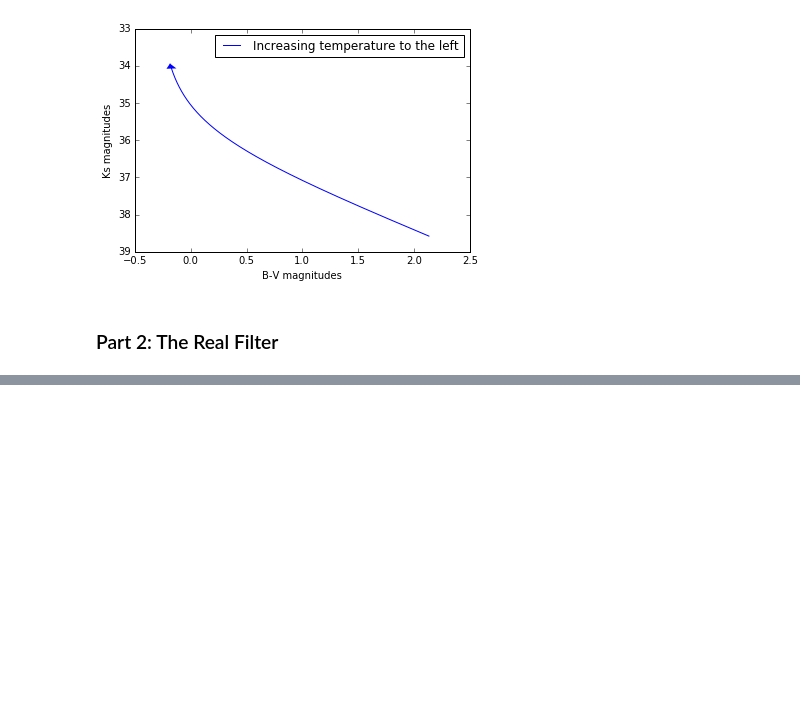
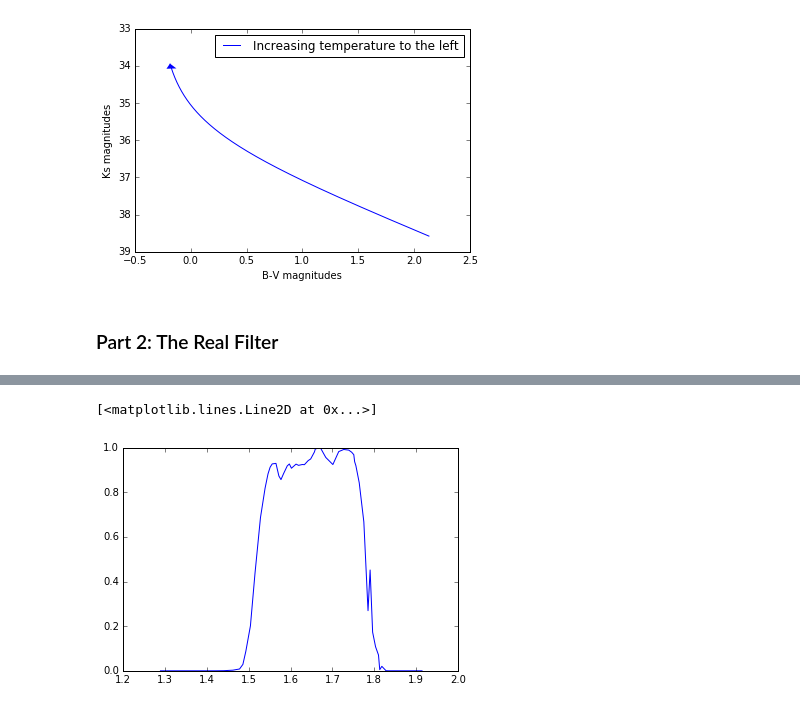
Before and after one commit to eliasog/ResearchFilters, a Jupyter notebook: Research_Filters.ipynb, the cells around one changed output, grey strips where cells are left out. Saved outputs shown, nothing was run; the diff lists cells and outputs as text; code cells hidden in the pictures; blank space fills up the shorter version.

```diff
--- a/Research_Filters.ipynb
+++ b/Research_Filters.ipynb
@@ -160,3 +198,10 @@ plt.plot(wavelengths, planck(wavelengths, 4000))
+# %%
+## and here's the relative spectral response against wavelength for the H-band filter
+
+plt.plot(H_wav, H_rsr)
+# %% [output]
+[<matplotlib.lines.Line2D at 0x...>]
+[figure, added]
 # %%
 def planck_and_data(x, y, T):
 
```
Also changed, not shown: parts of 9 cells of this notebook.
